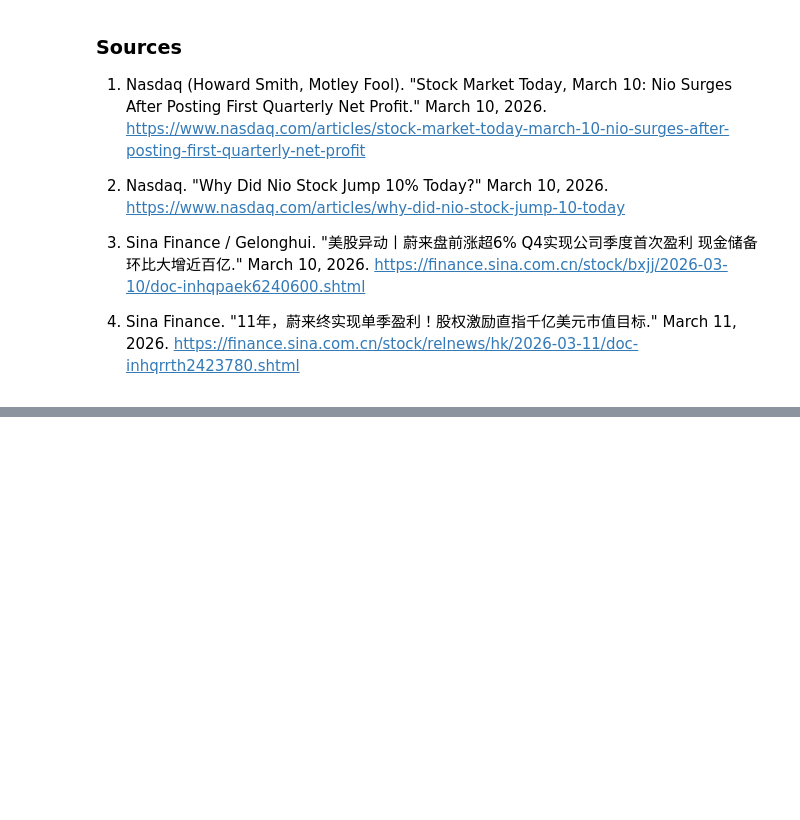
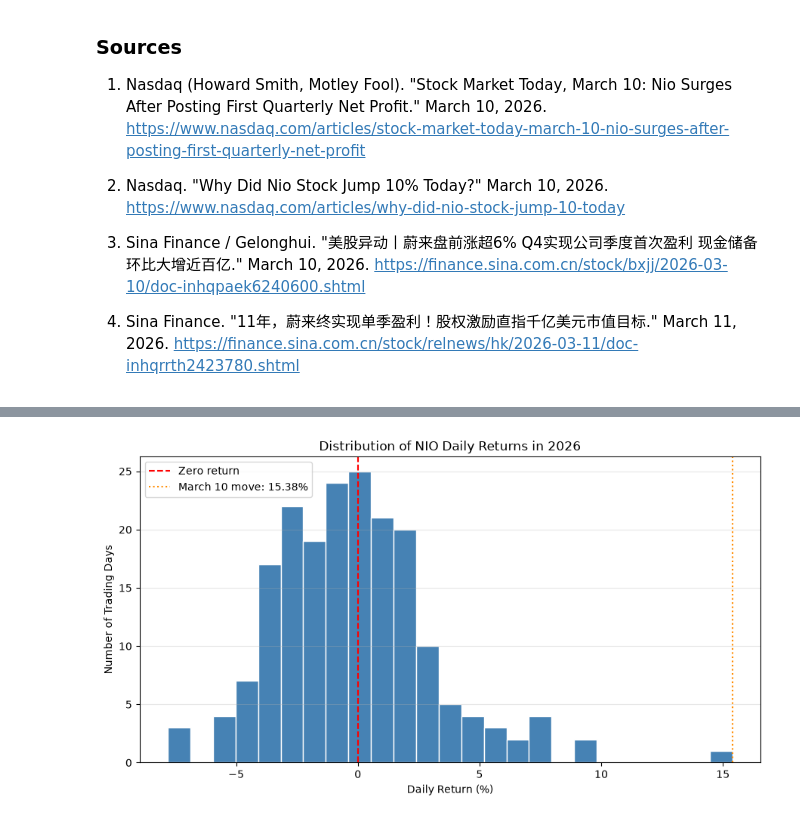
Before and after one commit to LiMeizhi1/mgs3101-analysis, a Jupyter notebook: nio_analysis.ipynb, the cells around one changed output, grey strips where cells are left out. Saved outputs shown, nothing was run; the diff lists cells and outputs as text; code cells hidden in the pictures; blank space fills up the shorter version.

```diff
--- a/nio_analysis.ipynb
+++ b/nio_analysis.ipynb
@@ -519,0 +568,26 @@ positioning could also have contributed.
+# %%
+fig, ax = plt.subplots(figsize=(9, 5))
+
+ax.hist(
+    nio["Daily_Return_Pct"].dropna(),
+    bins=25,
+    color="steelblue",
+    edgecolor="white"
+)
+ax.axvline(0, color="red", linestyle="--", label="Zero return")
+ax.axvline(
+    nio.loc[event_date, "Daily_Return_Pct"],
+    color="darkorange",
+    linestyle=":",
+    label=f"March 10 move: {nio.loc[event_date, 'Daily_Return_Pct']:.2f}%"
+)
+
+ax.set_title("Distribution of NIO Daily Returns in 2026")
+ax.set_xlabel("Daily Return (%)")
+ax.set_ylabel("Number of Trading Days")
+ax.legend()
+ax.grid(axis="y", alpha=0.3)
+plt.tight_layout()
+plt.show()
+# %% [output]
+[figure, added]
```
Also changed, not shown: parts of 4 cells of this notebook.
